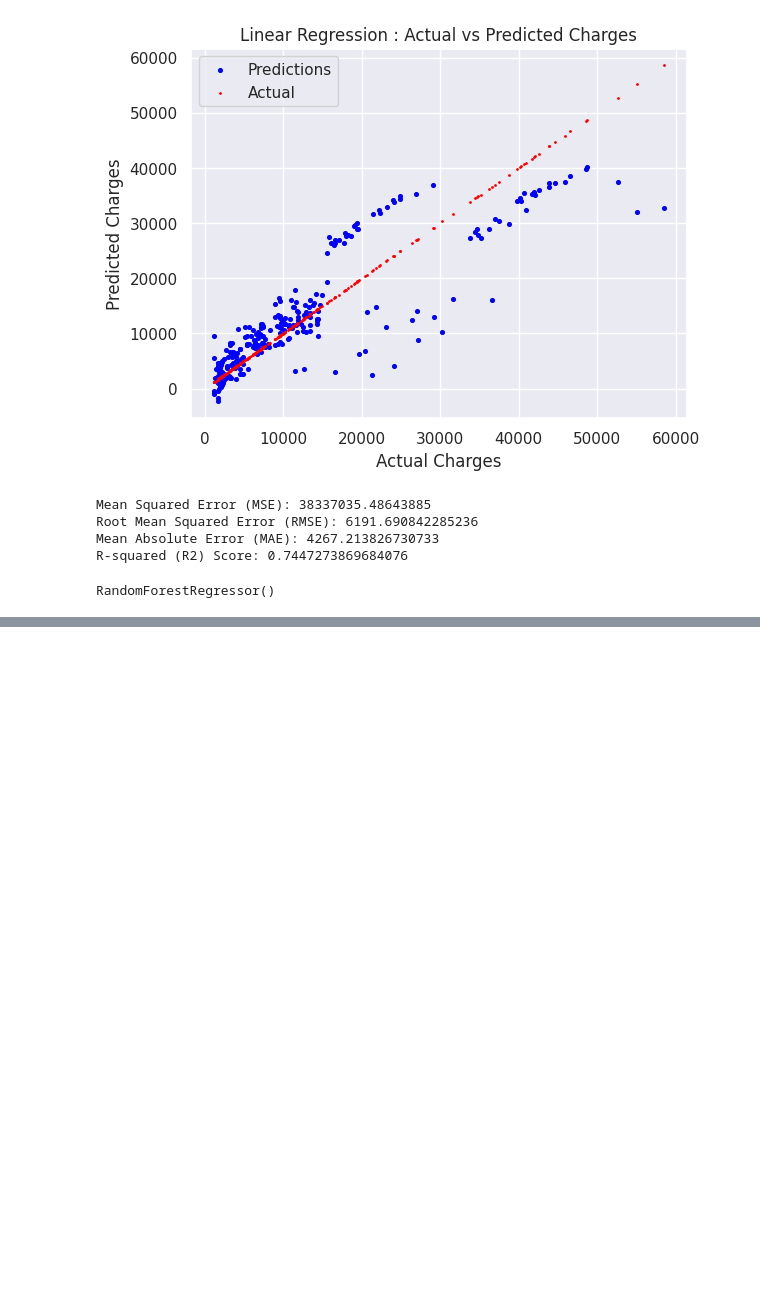
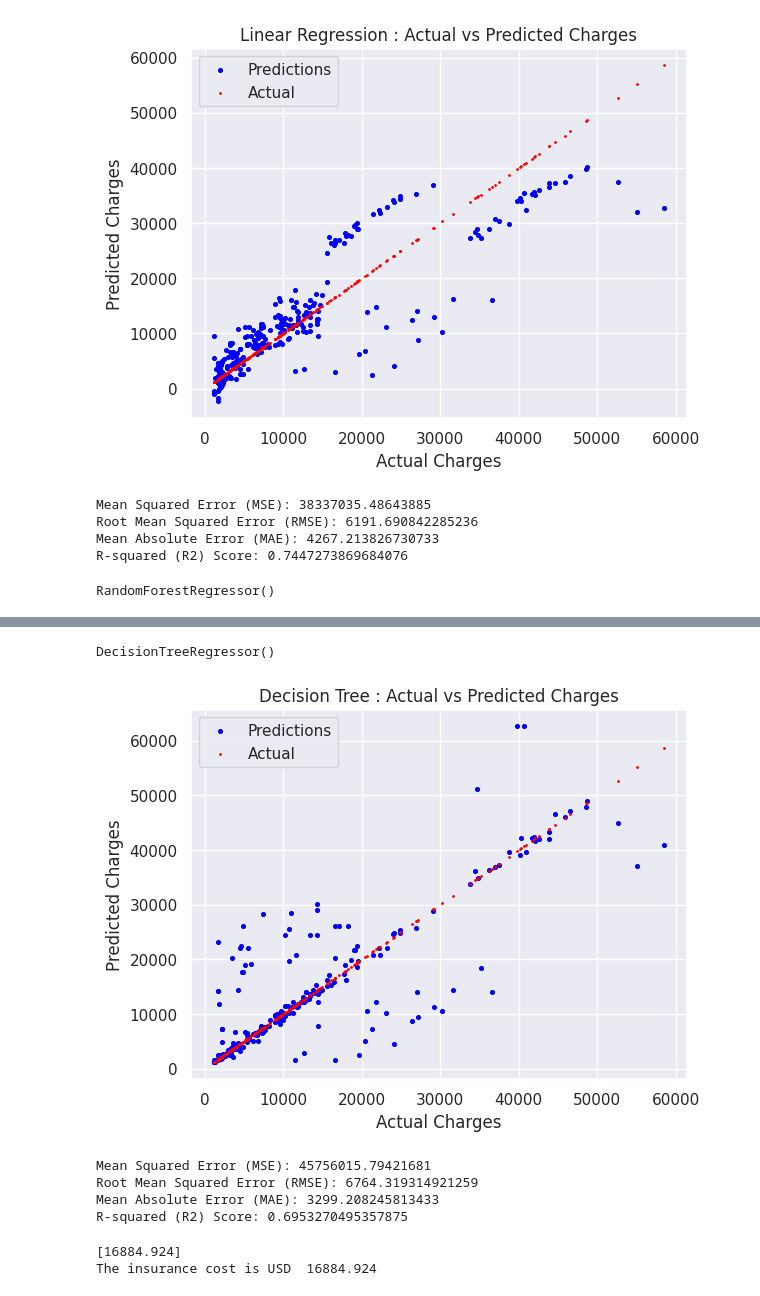
Before and after one commit to HarshithaLavudia/Medical-Insurance-Prediction, a Jupyter notebook: Medical_insurance.ipynb, the cells around one changed output, grey strips where cells are left out. Drawn from its saved outputs; the diff is of its cells as text; code cells hidden in the pictures; blank space fills up the shorter version.

Commit message:
Data is trained using decision tree.

```diff
--- a/Medical_insurance.ipynb
+++ b/Medical_insurance.ipynb
@@ -279,0 +282,47 @@ The insurance cost is USD  17042.657108200026
+# %%
+dt_model = DecisionTreeRegressor()
+dt_model.fit(X_train, Y_train)
+# %% [output]
+DecisionTreeRegressor()
+# %%
+y_pred3 = dt_model.predict(X_test)
+# %%
+dt_mse = mean_squared_error(Y_test, y_pred3)
+dt_rmse = mean_squared_error(Y_test, y_pred3, squared=False)
+dt_mae = mean_absolute_error(Y_test, y_pred3)
+dt_r2 = r2_score(Y_test, y_pred3)
+# %%
+plt.scatter(Y_test, y_pred3, color='blue', label='Predictions', s=7)
+plt.scatter(Y_test, Y_test, color='red', label='Actual',s=1)
+
+plt.xlabel('Actual Charges')
+plt.ylabel('Predicted Charges')
+plt.title('Decision Tree : Actual vs Predicted Charges')
+plt.legend()
+plt.show()
+
+# Printing metrics
+print('Mean Squared Error (MSE):', dt_mse)
+print('Root Mean Squared Error (RMSE):', dt_rmse)
+print('Mean Absolute Error (MAE):', dt_mae)
+print('R-squared (R2) Score:', dt_r2)
+# %% [output]
+[figure, added]
+Mean Squared Error (MSE): 45756015.79421681
+Root Mean Squared Error (RMSE): 6764.319314921259
+Mean Absolute Error (MAE): 3299.208245813433
+R-squared (R2) Score: 0.6953270495357875
+# %%
+input_data = (19, 1, 27.9, 0, 0, 1)
+
+input_data_as_numpy_array = np.asarray(input_data)
+
+input_data_reshaped = input_data_as_numpy_array.reshape(1,-1)
+
+prediction = dt_model.predict(input_data_reshaped)
+print(prediction)
+
+print('The insurance cost is USD ', prediction[0])
+# %% [output]
+[16884.924]
+The insurance cost is USD  16884.924
```
Also changed, not shown: parts of 3 cells of this notebook.
